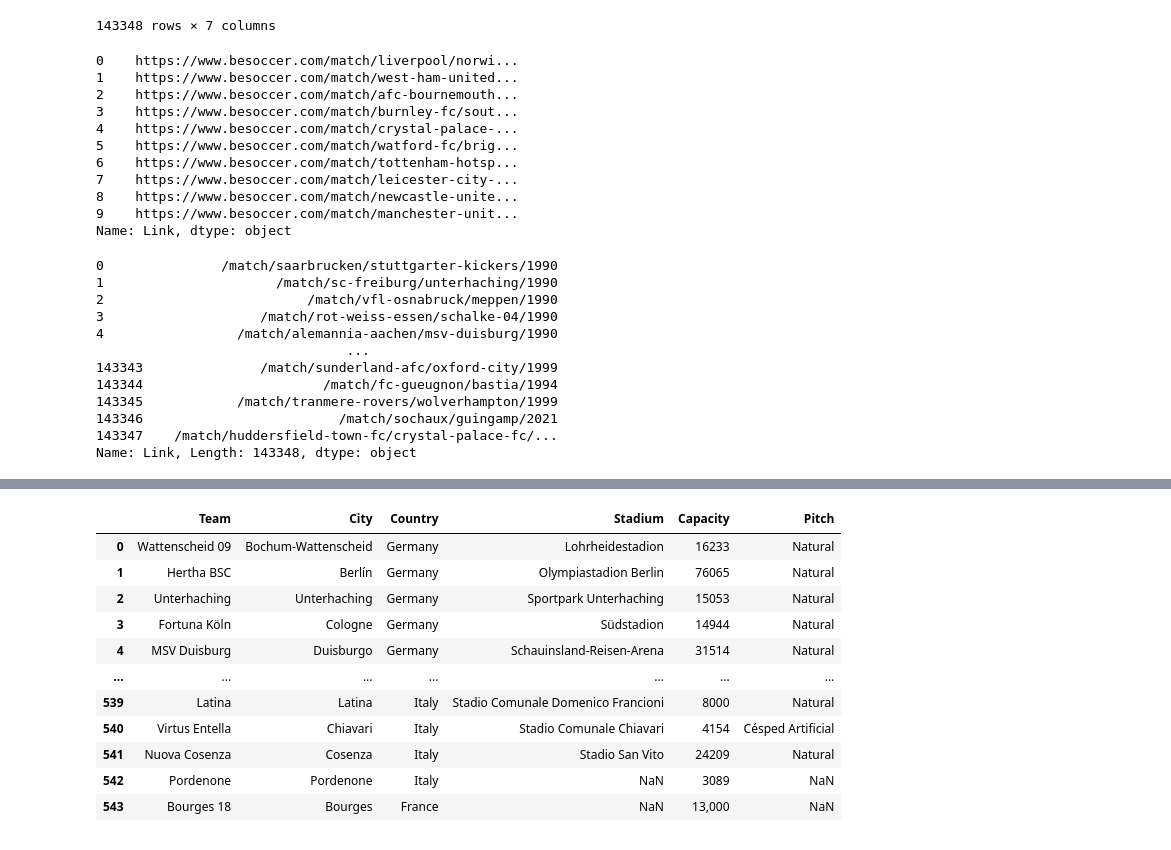
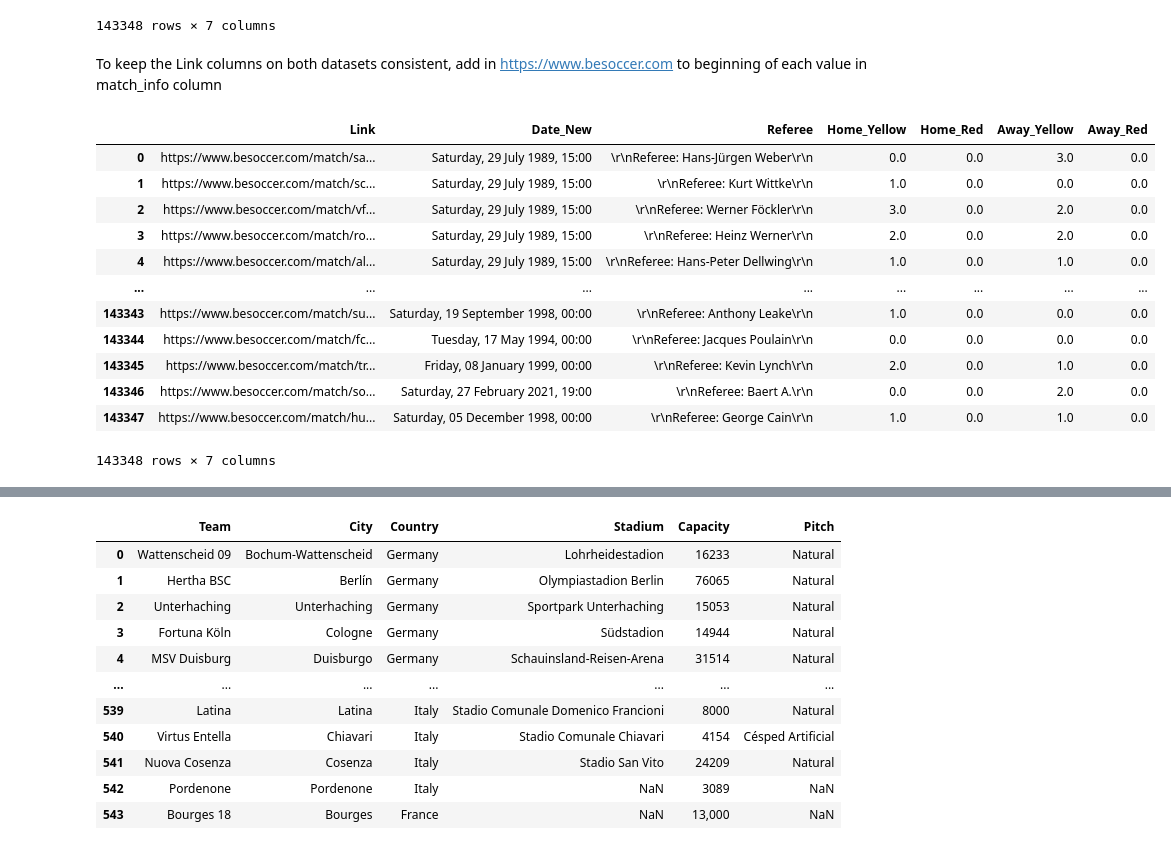
Before and after one commit to armanh3k/Football-Outcome-Predictions, a Jupyter notebook: feature_engineering.ipynb, the cells around one changed output, grey strips where cells are left out. Cells and saved outputs as stored; diff of their text form; code cells hidden in the pictures.

```diff
--- a/feature_engineering.ipynb
+++ b/feature_engineering.ipynb
@@ -603,32 +609,23 @@ match_info
 | 143346 | /match/sochaux/guingamp/2021 | Saturday, 27 February 2021, 19:00 | \r\nReferee: Baert A.\r\n | 0.0 | 0.0 | 2.0 | 0.0 |
 | 143347 | /match/huddersfield-town-fc/cryst... | Saturday, 05 December 1998, 00:00 | \r\nReferee: George Cain\r\n | 1.0 | 0.0 | 1.0 | 0.0 |
 143348 rows × 7 columns
-# %%
-pl_results["Link"]
-# %% [output]
-0    https://www.besoccer.com/match/liverpool/norwi...
-1    https://www.besoccer.com/match/west-ham-united...
-2    https://www.besoccer.com/match/afc-bournemouth...
-3    https://www.besoccer.com/match/burnley-fc/sout...
-4    https://www.besoccer.com/match/crystal-palace-...
-5    https://www.besoccer.com/match/watford-fc/brig...
-6    https://www.besoccer.com/match/tottenham-hotsp...
-7    https://www.besoccer.com/match/leicester-city-...
-8    https://www.besoccer.com/match/newcastle-unite...
-9    https://www.besoccer.com/match/manchester-unit...
-Name: Link, dtype: object
-# %%
-match_info["Link"]
-# %% [output]
-0               /match/saarbrucken/stuttgarter-kickers/1990
-1                      /match/sc-freiburg/unterhaching/1990
-2                          /match/vfl-osnabruck/meppen/1990
-3                    /match/rot-weiss-essen/schalke-04/1990
-4                 /match/alemannia-aachen/msv-duisburg/1990
-                                ...
-143343               /match/sunderland-afc/oxford-city/1999
-143344                       /match/fc-gueugnon/bastia/1994
-143345            /match/tranmere-rovers/wolverhampton/1999
-143346                         /match/sochaux/guingamp/2021
-143347    /match/huddersfield-town-fc/crystal-palace-fc/...
-Name: Link, Length: 143348, dtype: object
+# %% [markdown]
+To keep the Link columns on both datasets consistent, add in https://www.besoccer.com to beginning of each value in match_info column
+# %%
+match_info["Link"] = 'https://www.besoccer.com' + match_info["Link"]
+
+match_info
+# %% [output]
+|  | Link | Date_New | Referee | Home_Yellow | Home_Red | Away_Yellow | Away_Red |
+| 0 | https://www.besoccer.com/match/sa... | Saturday, 29 July 1989, 15:00 | \r\nReferee: Hans-Jürgen Weber\r\n | 0.0 | 0.0 | 3.0 | 0.0 |
+| 1 | https://www.besoccer.com/match/sc... | Saturday, 29 July 1989, 15:00 | \r\nReferee: Kurt Wittke\r\n | 1.0 | 0.0 | 0.0 | 0.0 |
+| 2 | https://www.besoccer.com/match/vf... | Saturday, 29 July 1989, 15:00 | \r\nReferee: Werner Föckler\r\n | 3.0 | 0.0 | 2.0 | 0.0 |
+| 3 | https://www.besoccer.com/match/ro... | Saturday, 29 July 1989, 15:00 | \r\nReferee: Heinz Werner\r\n | 2.0 | 0.0 | 2.0 | 0.0 |
+| 4 | https://www.besoccer.com/match/al... | Saturday, 29 July 1989, 15:00 | \r\nReferee: Hans-Peter Dellwing\r\n | 1.0 | 0.0 | 1.0 | 0.0 |
+| ... | ... | ... | ... | ... | ... | ... | ... |
+| 143343 | https://www.besoccer.com/match/su... | Saturday, 19 September 1998, 00:00 | \r\nReferee: Anthony Leake\r\n | 1.0 | 0.0 | 0.0 | 0.0 |
+| 143344 | https://www.besoccer.com/match/fc... | Tuesday, 17 May 1994, 00:00 | \r\nReferee: Jacques Poulain\r\n | 0.0 | 0.0 | 0.0 | 0.0 |
+| 143345 | https://www.besoccer.com/match/tr... | Friday, 08 January 1999, 00:00 | \r\nReferee: Kevin Lynch\r\n | 2.0 | 0.0 | 1.0 | 0.0 |
+| 143346 | https://www.besoccer.com/match/so... | Saturday, 27 February 2021, 19:00 | \r\nReferee: Baert A.\r\n | 0.0 | 0.0 | 2.0 | 0.0 |
+| 143347 | https://www.besoccer.com/match/hu... | Saturday, 05 December 1998, 00:00 | \r\nReferee: George Cain\r\n | 1.0 | 0.0 | 1.0 | 0.0 |
+143348 rows × 7 columns
```
Also changed, not shown: parts of 5 cells of this notebook.
